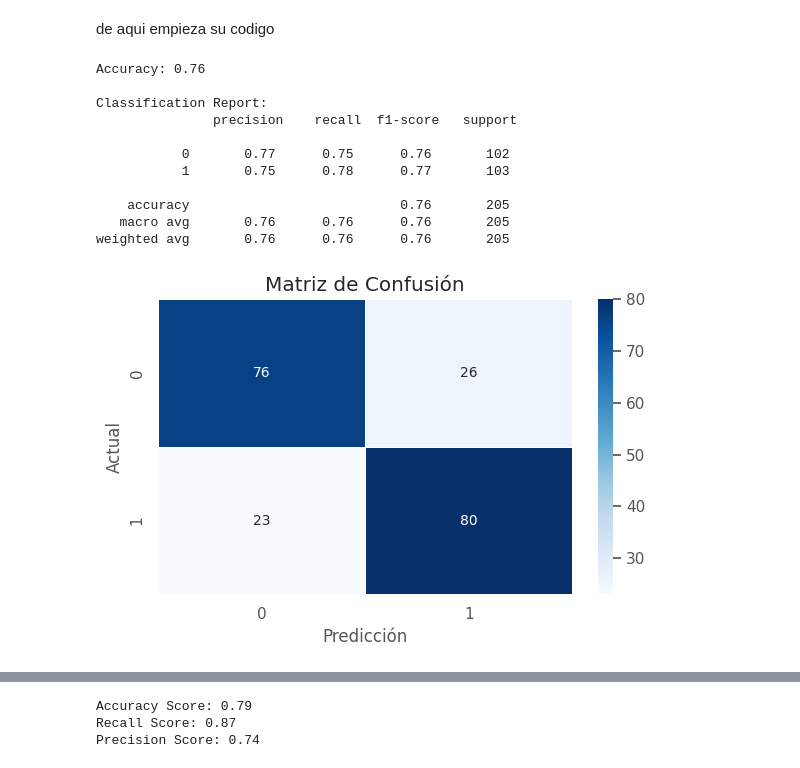
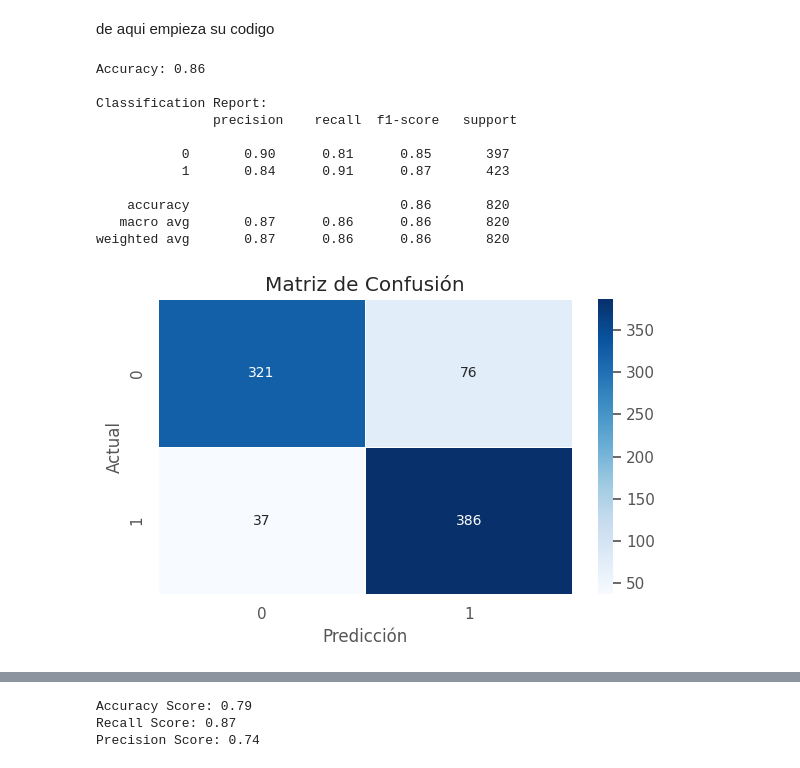
Before and after one commit to josue180610/Project_Attack, a Jupyter notebook: Proy_AtaqueCorazon_version_final.ipynb, the cells around one changed output, grey strips where cells are left out. Cells and saved outputs as stored; diff of their text form; code cells hidden in the pictures.

Commit message:
Ultimos ajustes al modelo: Corrección de dataframe normalizado para entrenamiento

```diff
--- a/Proy_AtaqueCorazon_version_final.ipynb
+++ b/Proy_AtaqueCorazon_version_final.ipynb
@@ -418,54 +465,75 @@ data_minmax_df.head(), data_standardized_df.head()
 # %% [markdown]
 de aqui empieza su codigo
 # %%
-#Prueba 1 de entrenamiento.
+# prueba de entrenamiento 03:
+# alcance: Entrenar y predecir con los datos x_train e y_train
+# aplicar normalización MinMaxScaler
+# objetivo: Validar que el modelo entrenado con el 80%, pueda predecir de forma correcta, utilizando los mismo datos, es decir X_train
+# no es lo recomendable, pero se usa para validar que el modelo generado, sea correcto y cumpla su función.
+from sklearn.preprocessing import MinMaxScaler, StandardScaler
+
 from sklearn.model_selection import train_test_split
 from sklearn.linear_model import LogisticRegression
 from sklearn.metrics import accuracy_score, classification_report, confusion_matrix
 import seaborn as sns
 import matplotlib.pyplot as plt
 
+# Seleccionar todas las columnas para el análisis
+selected_columns =  ['age','trestbps','chol','thalach','oldpeak','ca','sex', 'fbs', 'cp', 'restecg', 'exang', 'slope', 'thal']
+data_selected = df[selected_columns]
+
+#'age','trestbps','chol','thalach','oldpeak','ca'
+
+# Aplicar Min-Max Scaling
+min_max_scaler = MinMaxScaler()
+data_minmax = min_max_scaler.fit_transform(data_selected)
+data_minmax_df = pd.DataFrame(data_minmax, columns=selected_columns)
+
+# Mostrar los resultados normalizados (primeras filas)
+data_minmax_df.head()
+
+
 # Variables predictoras (features) y variable objetivo (target)
 # Asegúrate de que 'variables_seleccionadas' contiene las columnas correctas
-variables_seleccionadas = ['age','trestbps','chol','thalach','oldpeak','ca']  # Seleccionadas por su correlación con 'target'
-X = df[variables_seleccionadas]
+variables_seleccionadas = ['age','trestbps','chol','thalach','oldpeak','ca','sex', 'fbs', 'cp', 'restecg', 'exang', 'slope', 'thal']  # Seleccionadas por su correlación con 'target'
+X = data_minmax_df[variables_seleccionadas]
 y = df['target']
 
 # Dividir los datos en conjuntos de entrenamiento y prueba
-X_train, X_test, y_train, y_test = train_test_split(X, y, test_size=0.2, random_state=52)
+X_train, X_test, y_train, y_test = train_test_split(X, y, test_size=0.2, random_state=42)
 
 # Crear y entrenar el modelo de regresión logística
-model = LogisticRegression(max_iter=200, random_state=52)
+model = LogisticRegression(max_iter=1000, random_state=42)
 model.fit(X_train, y_train)
 
 # Hacer predicciones en el conjunto de prueba
-y_pred = model.predict(X_test)
+y_pred = model.predict(X_train)
 
 # Evaluación del rendimiento
-accuracy = accuracy_score(y_test, y_pred)
+accuracy = accuracy_score(y_train, y_pred)
 print(f"Accuracy: {accuracy:.2f}")
-print("\nClassification Report:\n", classification_report(y_test, y_pred))
+print("\nClassification Report:\n", classification_report(y_train, y_pred))
 
 # Matriz de confusión
-conf_matrix = confusion_matrix(y_test, y_pred)
+conf_matrix = confusion_matrix(y_train, y_pred)
 plt.figure(figsize=(6, 4))
 sns.heatmap(conf_matrix, annot=True, cmap='Blues', fmt='d', linewidths=0.5)
 plt.xlabel('Predicción')
 plt.ylabel('Actual')
 plt.title('Matriz de Confusión')
 plt.tight_layout()
 plt.show()
 # %% [output]
-Accuracy: 0.76
+Accuracy: 0.86
 
 Classification Report:
                precision    recall  f1-score   support
 
-           0       0.77      0.75      0.76       102
-           1       0.75      0.78      0.77       103
+           0       0.90      0.81      0.85       397
+           1       0.84      0.91      0.87       423
 
-    accuracy                           0.76       205
-   macro avg       0.76      0.76      0.76       205
-weighted avg       0.76      0.76      0.76       205
+    accuracy                           0.86       820
+   macro avg       0.87      0.86      0.86       820
+weighted avg       0.87      0.86      0.86       820
-[figure, old version]
+[figure, new version]
 # %%
```
Also changed, not shown: parts of 9 cells of this notebook.
